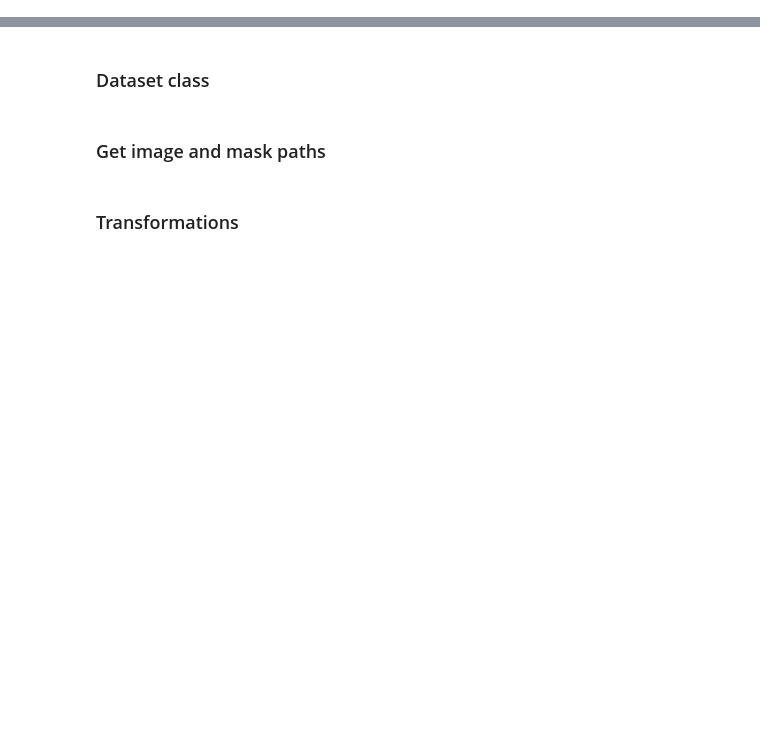
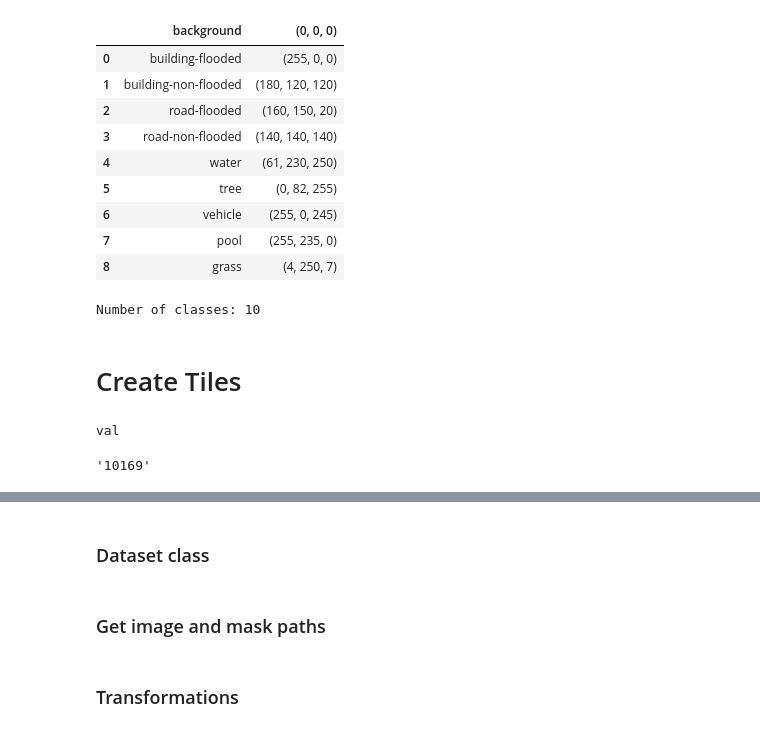
Before and after one commit to andypalmi/unimib, a Jupyter notebook: BigImaging/Exam/main.ipynb, the cells around one changed output, grey strips where cells are left out. Saved outputs shown, nothing was run; the diff lists cells and outputs as text; code cells hidden in the pictures; blank space fills up the shorter version.

```diff
--- a/BigImaging/Exam/main.ipynb
+++ b/BigImaging/Exam/main.ipynb
@@ -24,0 +53,21 @@ print('Using device:', device)
+# %%
+pd.read_excel('data/ColorMasks/ColorPalette-Values.xlsx')
+# %% [output]
+|  | background | (0, 0, 0) |
+| 0 | building-flooded | (255, 0, 0) |
+| 1 | building-non-flooded | (180, 120, 120) |
+| 2 | road-flooded | (160, 150, 20) |
+| 3 | road-non-flooded | (140, 140, 140) |
+| 4 | water | (61, 230, 250) |
+| 5 | tree | (0, 82, 255) |
+| 6 | vehicle | (255, 0, 245) |
+| 7 | pool | (255, 235, 0) |
+| 8 | grass | (4, 250, 7) |
+# %%
+from utils.utils import read_class_colors
+
+labels_colors, colors, num_classes = read_class_colors('data/ColorMasks/ColorPalette-Values.csv')
+# %% [output]
+Number of classes: 10
+# %% [markdown]
+# Create Tiles
@@ -24,0 +76,10 @@ print('Using device:', device)
+# %%
+test = 'data/FloodNet/val'
+print(test.split('/')[-1].split('/')[-1])
+# %% [output]
+val
+# %%
+test = 'data/FloodNet/val/images/10169.jpg'
+os.path.basename(test).split('.')[0]
+# %% [output]
+'10169'
```
Also changed, not shown: parts of 6 cells of this notebook, 15 other files.
